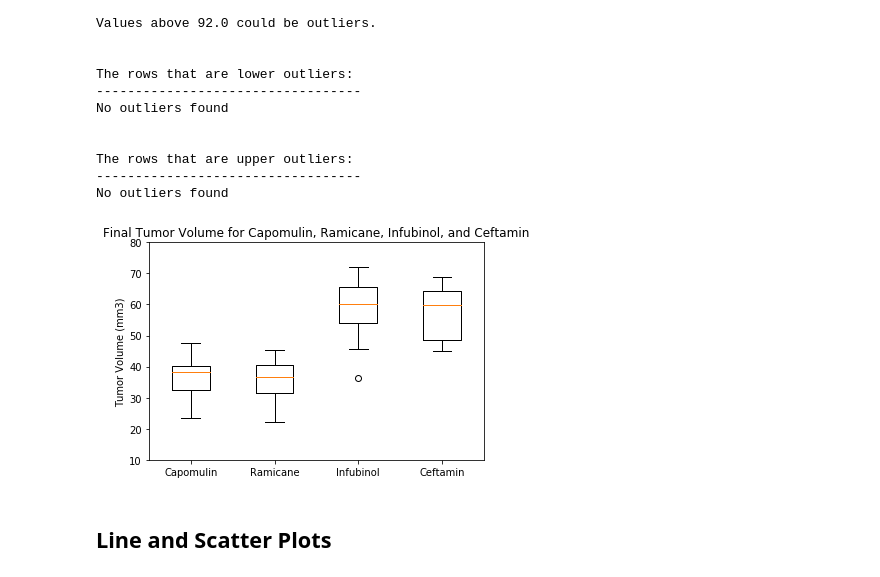
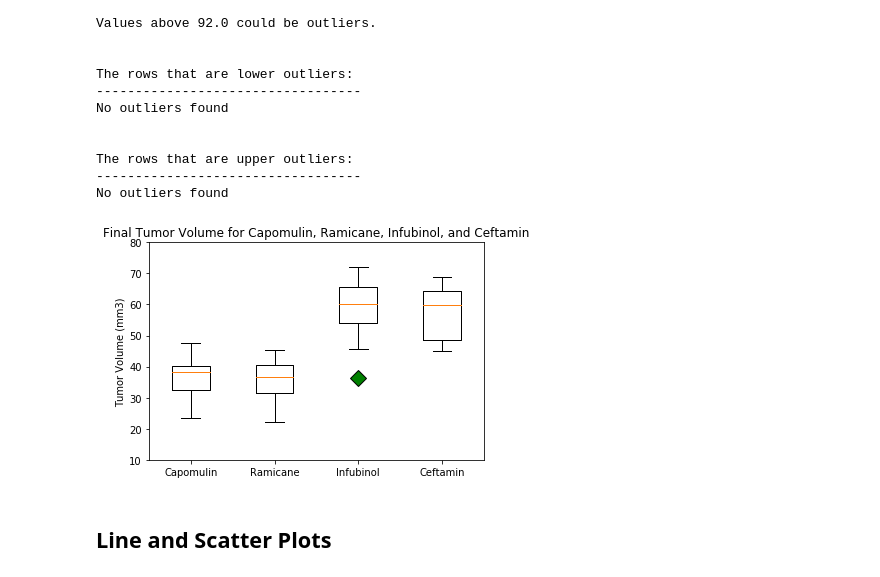
Before and after one commit to blt1339/matplotlib-challenge, a Jupyter notebook: Pymaceuticals/pymaceuticals.ipynb, the cells around one changed output. Saved outputs shown, nothing was run; the diff lists cells and outputs as text; code cells hidden in the pictures.

Commit message:
Add a custom marker to the boxplot
Add a custom marker to the boxplot.

```diff
--- a/Pymaceuticals/pymaceuticals.ipynb
+++ b/Pymaceuticals/pymaceuticals.ipynb
@@ -647,21 +647,24 @@ No outliers found
 # %%
 # Generate a box plot of the final tumor volume of each mouse across four Drug Regimens of interest
 
+# Setup the marker
+flierprops = dict(marker='D', markerfacecolor='green', markersize=12, linestyle='none')
+
 # Create the box plot
 box_plot_data=[capomulin_tumor_vols,ramicane_tumor_vols,infubinol_tumor_vols,ceftamin_tumor_vols]
-plt.boxplot(box_plot_data,labels=box_drugs)
+plt.boxplot(box_plot_data,labels=box_drugs,flierprops=flierprops)
 
 # Setup title and lables
 plt.title('Final Tumor Volume for Capomulin, Ramicane, Infubinol, and Ceftamin')
 plt.ylabel('Tumor Volume (mm3)')
 
 # Limit the chart
 plt.ylim(10, 80)
 
 # Show the box plot
 plt.show()
 # %% [output]
-[figure, old version]
+[figure, new version]
 # %% [markdown]
 ## Line and Scatter Plots
 # %%
```
Also changed, not shown: parts of 6 cells of this notebook.
